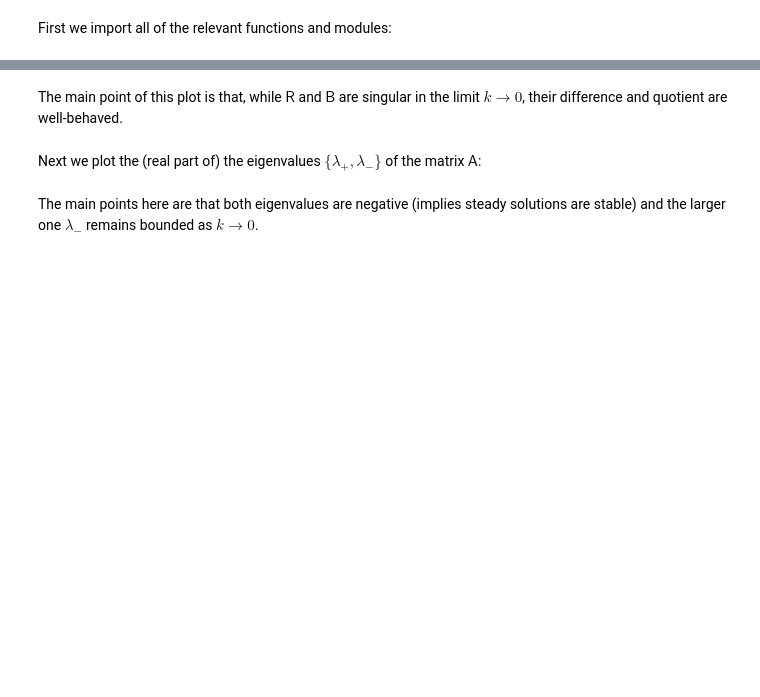
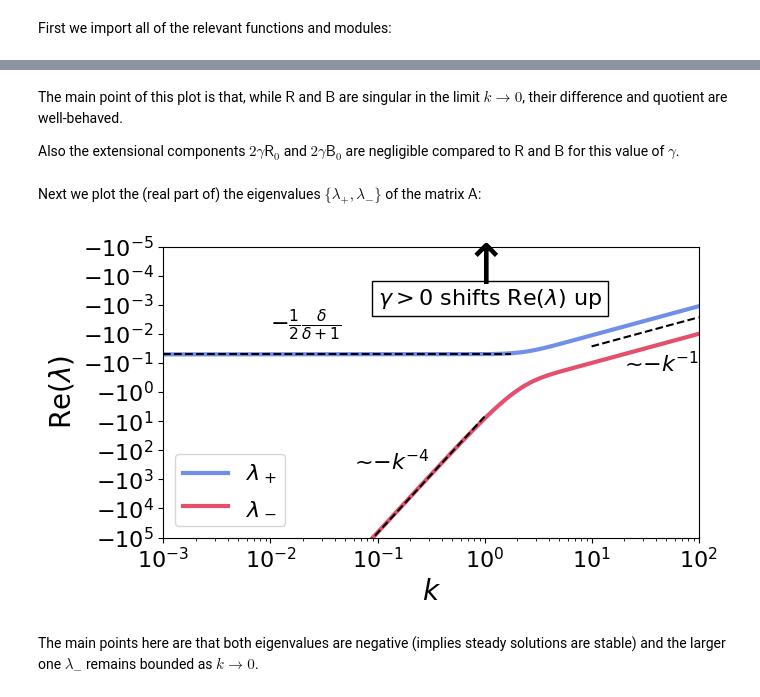
Before and after one commit to agstub/linear-shelf-melt, a Jupyter notebook: notebooks/1_Analysis.ipynb, the cells around one changed output, grey strips where cells are left out. Cells and saved outputs as stored; diff of their text form; code cells hidden in the pictures; blank space fills up the shorter version.

```diff
--- a/notebooks/1_Analysis.ipynb
+++ b/notebooks/1_Analysis.ipynb
@@ -79,38 +104,48 @@ plt.close()
 # %% [markdown]
 The main point of this plot is that, while $\mathsf{R}$ and $\mathsf{B}$ are singular in the limit $k\to 0$, their difference and quotient are well-behaved.
+
+Also the extensional components $2\gamma\mathsf{R}_0$ and $2\gamma\mathsf{B}_0$ are negligible compared to $\mathsf{R}$ and $\mathsf{B}$ for this value of $\gamma$.
 # %% [markdown]
 Next we plot the (real part of) the eigenvalues $\{\lambda_+,\lambda_-\}$ of the matrix $\mathsf{A}$:
 # %%
 k = np.linspace(1e-3,1e2,num=10000)/(2*np.pi)
 ks = np.linspace(1e-2,1e0,num=10000)/(2*np.pi)
 kl = np.linspace(1e1,1e2,num=10000)/(2*np.pi)
 Lp = Lamda_p(k,0*k,0).real
 Lm = Lamda_m(k,0*k,0).real
 
 plt.figure(figsize=(7,4))
 plt.plot(2*np.pi*k,Lp,color='royalblue',linewidth=3,label=r'$\lambda_+$',alpha=0.75)
 plt.plot(2*np.pi*k,Lm,color='crimson',linewidth=3,label=r'$\lambda_-$',alpha=0.75)
 plt.axhline(y=-p.delta/(p.delta+1)/2,color='k',xmax=0.65,linestyle='--',linewidth=1.5)
 plt.plot(2*np.pi*kl,-0.27*(2*np.pi*kl)**(-1),color='k',linestyle='--',linewidth=1.5)
 plt.plot(2*np.pi*ks,-7*(2*np.pi*ks)**(-4),color='k',linestyle='--',linewidth=1.5)
 
 plt.annotate(xy=(1e-2,-8e-3),text=r'$-\frac{1}{2}\frac{\delta}{\delta+1 }$',fontsize=16,color='k')
 plt.annotate(xy=(2e1,-2e-1),text=r'$\textasciitilde$$-k^{-1}$',fontsize=16)
 plt.annotate(xy=(6e-2,-5e2),text=r'$\textasciitilde$$-k^{-4}$',fontsize=16)
 
+plt.annotate(xy=(1e-1,-1e-3),text=r'$\gamma>0$ shifts $\mathrm{Re}(\lambda)$ up',fontsize=16,color='k',bbox=dict(facecolor='w', edgecolor='black'))
+plt.annotate(xy=(5e-1,-2e-4),text=r'$\uparrow$',fontsize=40,color='k')
+
+
+plt.axhline(y=0)
+
 plt.xlabel(r'$k$',fontsize=20)
 plt.ylabel(r'$\mathrm{Re}(\lambda)$',fontsize=20)
 plt.ylim(-1e5,-1e-5)
 plt.xlim(1e-3,1e2)
 plt.yscale('symlog',linthresh=1e-5)
 plt.xscale('log')
 plt.xticks(fontsize=16)
 plt.yticks(fontsize=16)
 plt.legend(loc='lower left',fontsize=16)
 plt.tight_layout()
 plt.savefig('fig3',bbox_inches='tight')
 plt.show()
 plt.close()
+# %% [output]
+[figure, added]
 # %% [markdown]
 The main points here are that both eigenvalues are negative (implies steady solutions are stable) and the larger one $\lambda_-$ remains bounded as $k\to 0$.
 # %% [markdown]
```
Also changed, not shown: parts of 7 cells of this notebook, 10 other files.
